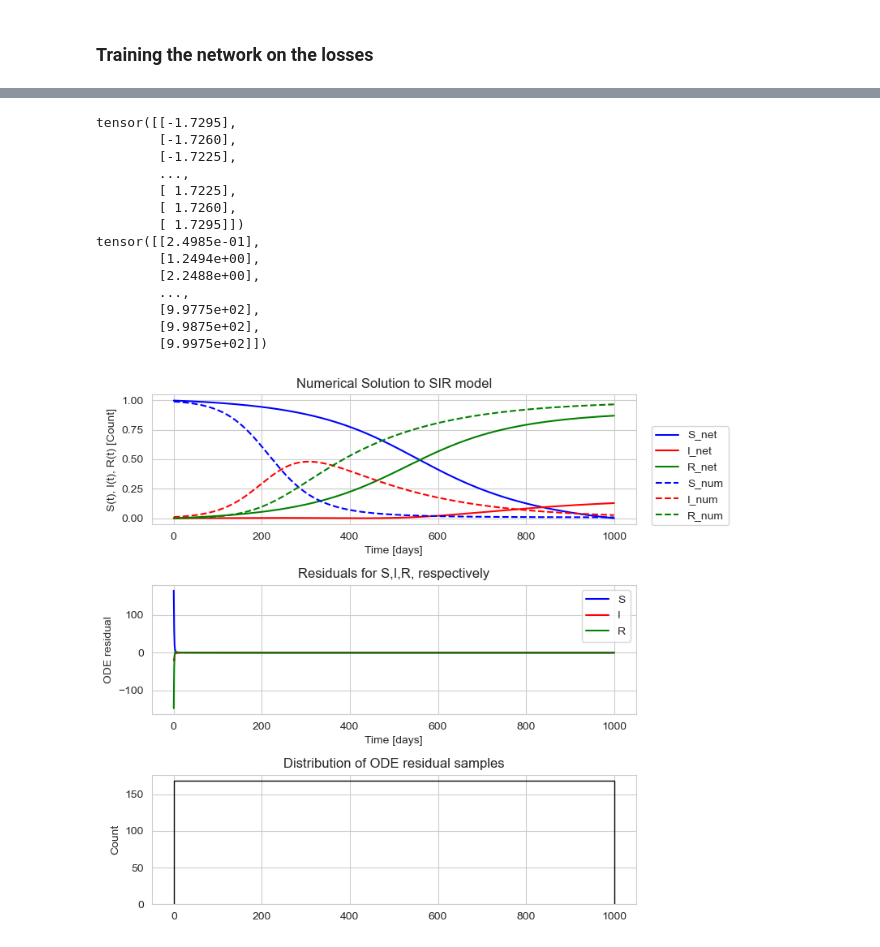
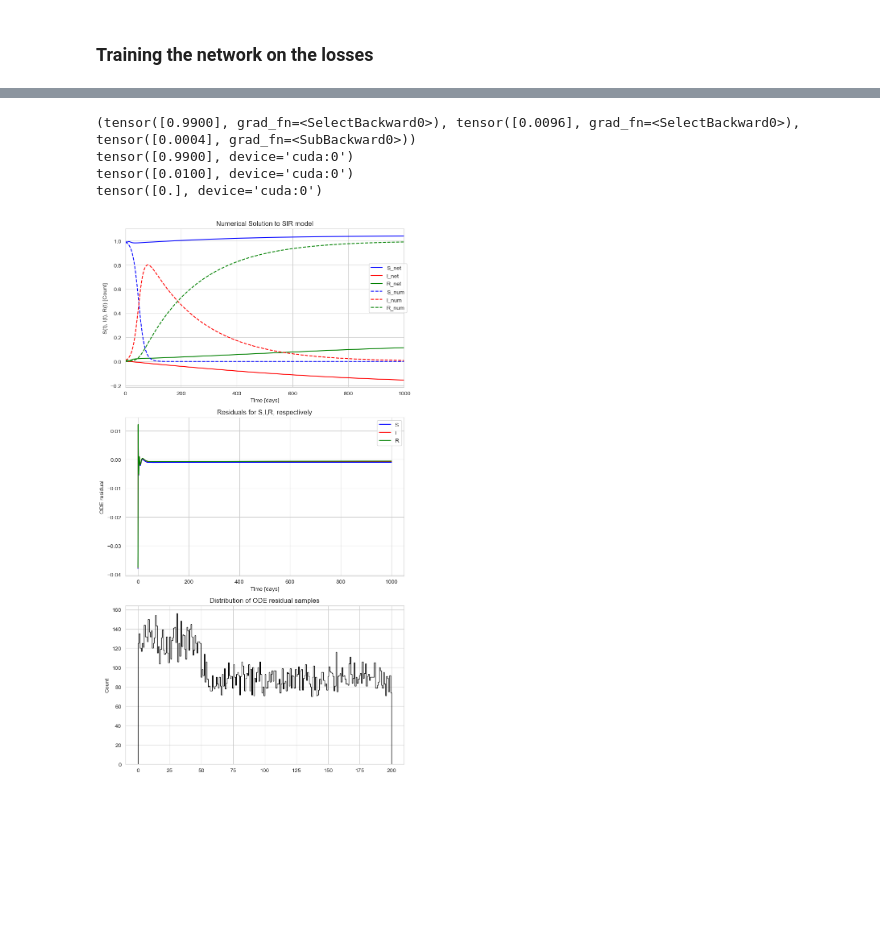
Before and after one commit to datameerkat/PINN-Project-02456, a Jupyter notebook: Notebooks/Simons Attempt.ipynb, the cells around one changed output, grey strips where cells are left out. Drawn from its saved outputs; the diff is of its cells as text; code cells hidden in the pictures; blank space fills up the shorter version.

```diff
--- a/Notebooks/Simons Attempt.ipynb
+++ b/Notebooks/Simons Attempt.ipynb
@@ -454,7 +409,7 @@ optimizer = optim.SGD(net.parameters(), lr=0.01, momentum=0.9, weight_decay=1e-5
 # Training setup
 num_epochs = 1000
 save_every_epochs = 100
-points_per_epoch = 1000
+points_per_epoch = 56
 loss_data = torch.tensor(0.0)
 loss_max_grad = 0
 max_R3_iter = 1
@@ -480,41 +435,38 @@ for epoch in range(num_epochs):
 
     #t_samples = t_samples_final
 
-    t_samples = torch.linspace(0, 1000, points_per_epoch, device=my_device, requires_grad=True).view(-1,1)
+    #t_samples = torch.tensor([0.0, 1.0, 2.0], device=my_device, requires_grad=True).view(-1,1)#torch.linspace(0, 100, points_per_epoch, device=my_device, requires_grad=True).view(-1,1)
+    t_samples = torch.rand(points_per_epoch, 1, device=my_device, requires_grad=True) * 50
 
     # Normalize time
-    t_samples_norm = normalize_time(t_samples)
+    #t_samples_norm = normalize_time(t_samples, t_samples.max())
 
     #t_samples1 = torch.linspace(0, 1000, points_per_epoch, device=my_device, requires_grad=True).view(-1,1)
     #t_samples2 = 1000 * torch.rand(points_per_epoch, device=my_device, requires_grad=True).view(-1,1)
     #t_samples = torch.cat((t_samples1, t_samples2))
 
     # Calculate loss
-    loss_ODE, residual_ODE = get_loss_ODE(net, t_samples_norm, 1/t_std, 1000*beta_SIR, alpha_SIR)
-    loss_IC = get_loss_IC(net, t_samples_norm[0], S0, I0, R0)
-    loss_data = get_data_point_loss(net, normalize_time(t_data), S_data, I_data, R_data)
-    loss_people_count = get_loss_for_not_correct_number_of_people(net, t_samples_norm)
+    loss_ODE, residual_ODE = get_loss_ODE(net, t_samples, beta_SIR, alpha_SIR)
+    loss_IC = get_loss_IC(net, torch.tensor([0.0], device=my_device).view(-1,1), S0, I0, R0)
+    loss_data = get_data_point_loss(net, t_data.view(-1,1), S_data, I_data, R_data)
     #loss_max_grad, dloss_odedt = get_loss_gradient_of_ODE(net, t_samples, beta_SIR, alpha_SIR)
 
     loss1.append( loss_ODE )
     loss2.append( loss_IC )
-    loss3.append( loss_data )
-    loss4.append( loss_people_count )
+    #loss3.append( loss_data )
     #loss5.append( loss_max_grad )
 
     # SoftAdapt using their package since lazy
     if epoch % epochs_to_make_change == 0 and epoch != 0:
         adapt_weights = softadapt_obj.get_component_weights(torch.tensor(loss1),
                                                             torch.tensor(loss2),
-                                                            torch.tensor(loss3),
-                                                            torch.tensor(loss4),
+                                                            #torch.tensor(loss3),
                                                             #torch.tensor(loss5),
                                                             verbose=False)
         loss1, loss2, loss3, loss4, loss5 = [], [], [], [], []
 
     loss = adapt_weights[0] * loss_ODE +    \
-           adapt_weights[1] * loss_IC + \
-           adapt_weights[2] * loss_people_count
+           adapt_weights[1] * loss_IC
            #adapt_weights[2] * loss_data
 
            #adapt_weights[3] * loss_people_count
@@ -528,9 +480,8 @@ for epoch in range(num_epochs):
 
     if (epoch+1) % save_every_epochs == 0 or epoch == 0:
         print(f"Epoch {epoch+1:5}, Loss: {loss.item():8.8f}, ode_loss: {loss_ODE:8.8f}, ic_loss: {loss_IC:8.8f}"
-              f", data_loss {loss_data:7.7f}, loss_count: {loss_people_count:7.7f}"
-              f"\n             loss_grad: {loss_max_grad:7.7f}"
-              f"\n             aw[0]: {adapt_weights[0]:3.6f}, aw[1]: {adapt_weights[1]:3.6f},aw[2]: {adapt_weights[2]:3.6f}"\
+              f", data_loss {loss_data:7.7f}, loss_grad: {loss_max_grad:7.7f}"
+              f"\n             aw[0]: {adapt_weights[0]:3.6f}, aw[1]: {adapt_weights[1]:3.6f},"\
               )#f", aw[3]: {adapt_weights[3]:3.6f}")
 
     if (epoch+1) % 20 == 0:
@@ -539,7 +490,6 @@ for epoch in range(num_epochs):
         loss_ODE_saved.append(loss_ODE.detach().to('cpu'))
         loss_IC_saved.append(loss_IC.detach().to('cpu'))
         loss_data_saved.append(loss_data.detach().to('cpu'))
-        loss_people_count_saved.append(loss_people_count.detach().to('cpu'))
         adapt_ode_loss_saved.append( adapt_weights[0]*loss_ODE.detach().to('cpu') )
         adapt_IC_loss_saved.append( adapt_weights[1]*loss_IC.detach().to('cpu') )
         #adapt_people_count_loss_saved.append( adapt_weights[2]*loss_IC.detach().to('cpu')  )
@@ -581,66 +544,54 @@ ax.set_yscale('log')
-# %%
-t_plotting
-print(normalize_time(t_plotting))
-print(unnormalize_time(normalize_time(t_plotting), t_mean, t_std))
-# %% [output]
-tensor([[-1.7295],
-        [-1.7260],
-        [-1.7225],
-        ...,
-        [ 1.7225],
-        [ 1.7260],
-        [ 1.7295]])
-tensor([[2.4985e-01],
-        [1.2494e+00],
-        [2.2488e+00],
-        ...,
-        [9.9775e+02],
-        [9.9875e+02],
-        [9.9975e+02]])
+# %%
+print(net_cpu(torch.tensor([0.0]).view(-1,1)))
+print(S0)
+print(I0)
+print(R0)
+# %% [output]
+(tensor([0.9900], grad_fn=<SelectBackward0>), tensor([0.0096], grad_fn=<SelectBackward0>), tensor([0.0004], grad_fn=<SubBackward0>))
+tensor([0.9900], device='cuda:0')
+tensor([0.0100], device='cuda:0')
+tensor([0.], device='cuda:0')
 # %%
 net_cpu = net.to('cpu')
 net_cpu.eval()
 
 t_plotting = t_data.clone().detach().to('cpu').float().view(-1,1).requires_grad_()
-t_plotting = normalize_time(t_plotting)
-U = net_cpu(t_plotting)
-S_net = U[:,0]
-I_net = U[:,1]
-R_net = U[:,2]
+#t_plotting = normalize_time(t_plotting, t_max)
+S_net, I_net, R_net = net_cpu(t_plotting)
+
 
 # For checking loss functions
 loss_max_grad, dloss_odedt = get_loss_gradient_of_ODE(net_cpu, t_plotting, beta_SIR, alpha_SIR)
 # Calculate residual for each t
-#loss_ode, residual_ODE = get_loss_ODE(net_cpu, t_plotting, alpha_SIR, beta_SIR)
-t_plotting = unnormalize_time(t_plotting, t_mean, t_std)#.detach()
-loss_ode, residual_ODE = get_loss_ODE(net_cpu, t_plotting, t_std, beta_SIR, alpha_SIR)
+loss_ode, residual_ODE = get_loss_ODE(net_cpu, t_plotting, beta_SIR, alpha_SIR)
 t_plotting = t_plotting.detach()
 
 # Plot numerical solution
-fig, ax = plt.subplots(3, 1, figsize=(8,7))
+fig, ax = plt.subplots(3, 1, figsize=(8,14))
 ax[0].plot(t_plotting, S_net.clone().detach().numpy(), linestyle='-', label='S_net', color='blue')
 ax[0].plot(t_plotting, I_net.clone().detach().numpy(), linestyle='-', label='I_net', color='red')
 ax[0].plot(t_plotting, R_net.clone().detach().numpy(), linestyle='-', label='R_net', color='green')
 ax[0].plot(t_plotting, S_data.clone().to('cpu'), linestyle='--', label='S_num', color='blue')
 ax[0].plot(t_plotting, I_data.clone().to('cpu'), linestyle='--', label='I_num', color='red')
 ax[0].plot(t_plotting, R_data.clone().to('cpu'), linestyle='--', label='R_num', color='green')
 
 ax[0].set_xlabel('Time [days]')
 ax[0].set_ylabel('S(t), I(t), R(t) [Count]')
 ax[0].legend(bbox_to_anchor=(1.02,0.8))
 ax[0].set_title('Numerical Solution to SIR model')
+ax[0].set_xlim(0,1000)
 
 ax[1].plot(t_plotting, residual_ODE[:,0].clone().detach(), color='blue', label='S')
 ax[1].plot(t_plotting, residual_ODE[:,1].clone().detach(), color='red', label='I')
 ax[1].plot(t_plotting, residual_ODE[:,2].clone().detach(), color='green', label='R')
 ax[1].set_title('Residuals for S,I,R, respectively')
 ax[1].legend()
 ax[1].set_xlabel('Time [days]')
 ax[1].set_ylabel('ODE residual')
 
 _ = ax[2].hist(torch.cat(t_samples_saved).to('cpu').detach().numpy(), histtype='step', color='k', bins=250)
 ax[2].set_ylabel('Count')
 ax[2].set_title('Distribution of ODE residual samples')
 plt.tight_layout()
 # %% [output]
-[figure, old version]
+[figure, new version]
```
Also changed, not shown: parts of 12 cells of this notebook, 2 other files.
